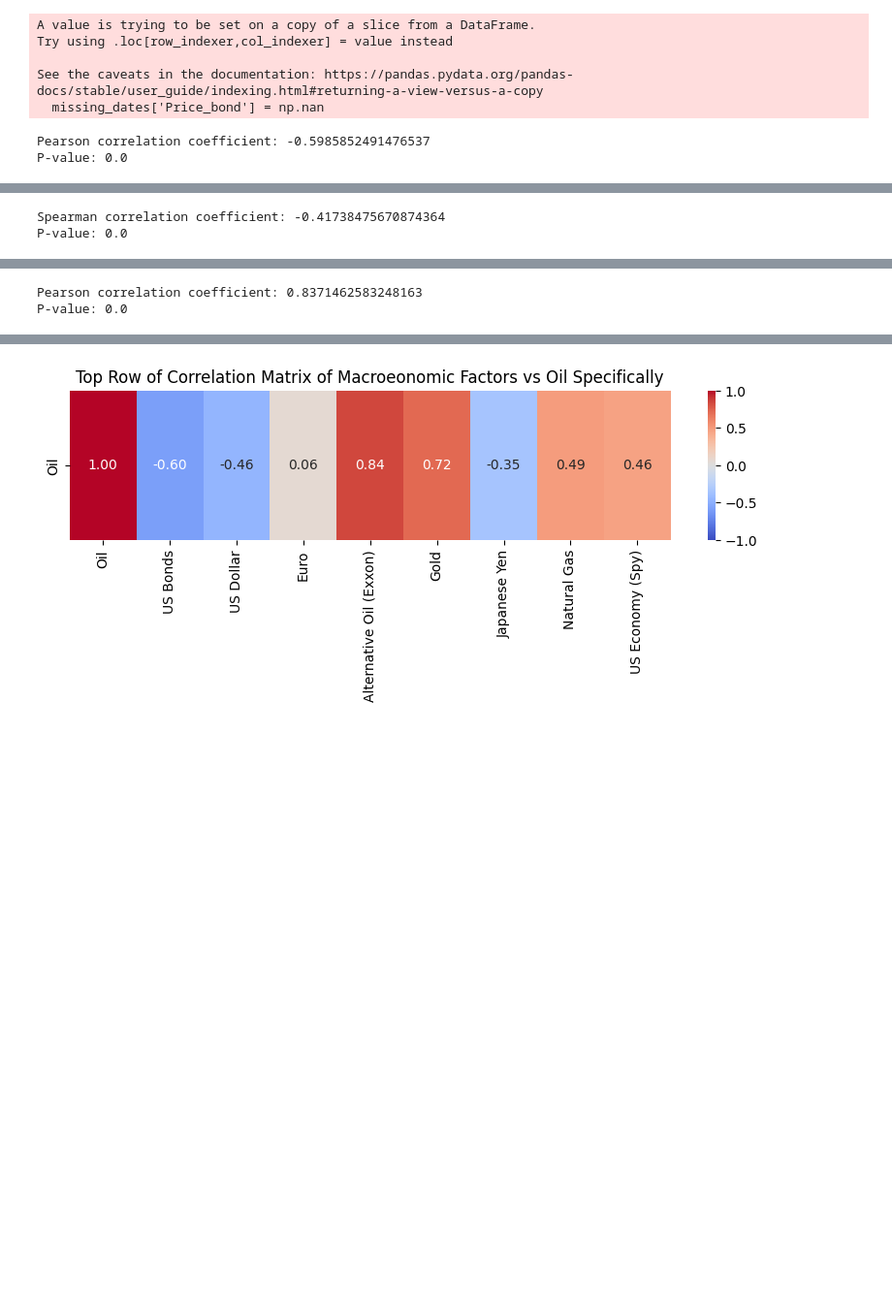
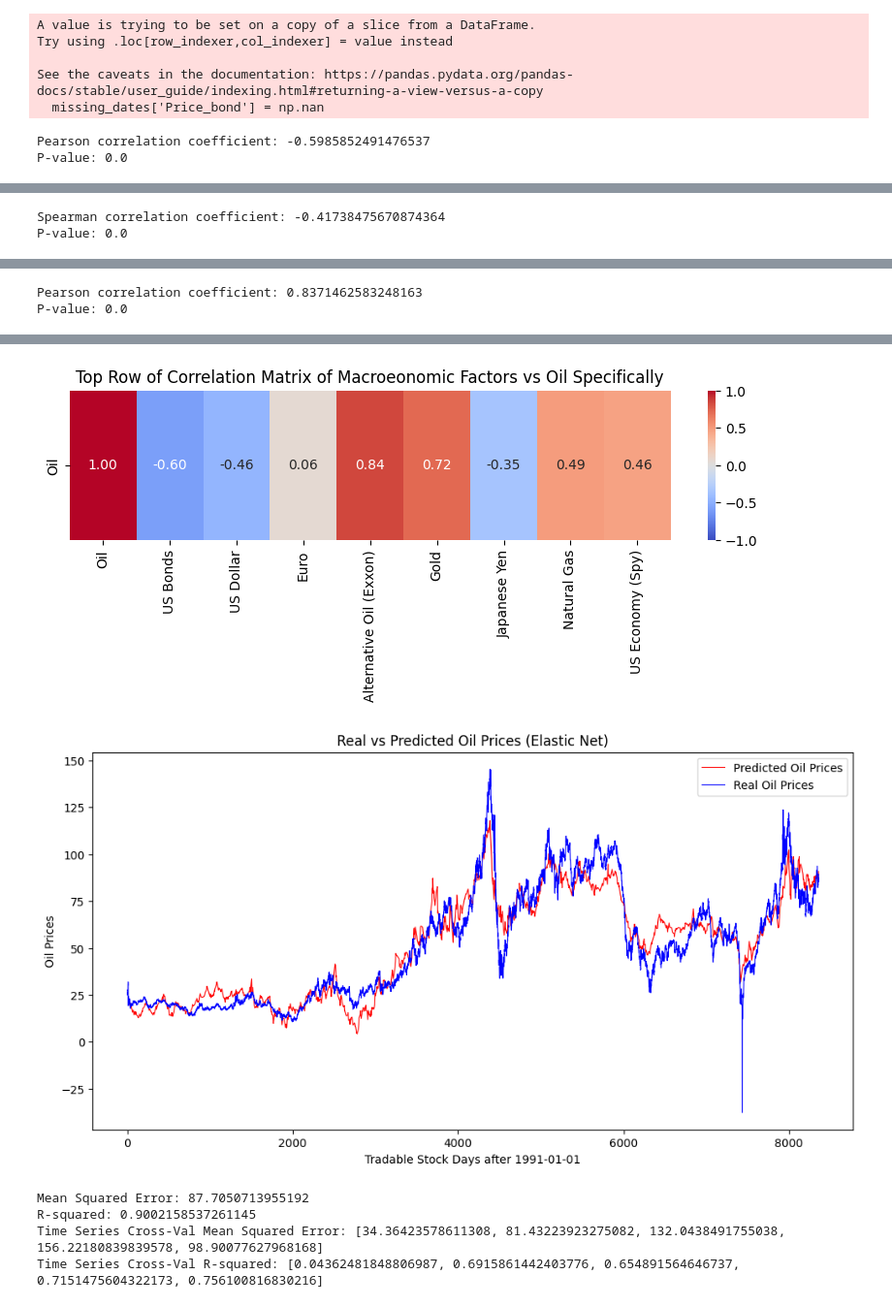
Before and after one commit to echen-git/CMSC320FinalProject, a Jupyter notebook: OilAnalysisFinal.ipynb, the cells around one changed output, grey strips where cells are left out. Shown: that part at 97% size. Saved outputs shown, nothing was run; the diff lists cells and outputs as text; code cells hidden in the pictures; blank space fills up the shorter version.

```diff
--- a/OilAnalysisChkpt2.ipynb
+++ b/OilAnalysisFinal.ipynb
@@ -510,30 +510,109 @@ plt.show()
 
 
 # Calculate the correlation matrix
 correlation_matrix = merged_data.corr()
 # correlation matrix with a heatmap
 plt.figure(figsize=(10, 8))
 sns.heatmap(correlation_matrix, annot=True, cmap='coolwarm', fmt=".2f", vmin=-1, vmax=1)
 plt.title('Correlation Matrix of Macroeconomic Factors')
 plt.show()
 
 #  top row of the correlation matrix for ease of understanding
 plt.figure(figsize=(10, 2))
 sns.heatmap(correlation_matrix.iloc[:1, :], annot=True, cmap='coolwarm', fmt=".2f", vmin=-1, vmax=1)
 plt.title('Top Row of Correlation Matrix of Macroeonomic Factors vs Oil Specifically')
 plt.show()
 
 # Conclusion
 # From the top‐row correlations displayed, Oil has its highest positive relationship with Exxon (around +0.84) and a moderately strong positive relationship with Gold (around +0.72). In contrast, US Bonds show a notably strong negative correlation with Oil (around −0.60), and the US Dollar is also negatively correlated (around −0.46). Meanwhile, the Euro exhibits almost no linear relationship with Oil (near zero).
+
+# Elstic Net Regression Model using the eight macroeconomic factors (The model combines both lasso and ridge regression)
+# Select the features (X) and target variable (y)
+X = merged_data.drop(['Oil'], axis=1)  # Assuming 'Date' is not a predictor
+y = merged_data['Oil']
+
+# Split the data into training and testing sets
+X_train, X_test, y_train, y_test = train_test_split(X, y, test_size=0.2, random_state=42)
+
+# Standardize the features
+scaler = StandardScaler()
+X_train_scaled = scaler.fit_transform(X_train)
+X_test_scaled = scaler.transform(X_test)
+
+# Create and train the Elastic Net model
+elastic_net = ElasticNet(alpha=0.1, l1_ratio=0.7)  # Adjust alpha and l1_ratio as needed for penalties
+elastic_net.fit(X_train_scaled, y_train)
+
+# Make predictions on the test set
+y_pred = elastic_net.predict(X_test_scaled)
+
+# Sorting the predicted values since the data is time series based
+sorted_indices = X_test.index.argsort()
+X_test_sorted = X_test.iloc[sorted_indices]
+y_pred_sorted = y_pred[sorted_indices]
+
+# Plotting the predicted oil prices
+plt.figure(figsize=(12, 6))
+plt.plot(X_test_sorted.index, y_pred_sorted, label='Predicted Oil Prices', linestyle='-', linewidth=.8, color='red')
+
+# Plotting the real oil prices (they were actually negative at some point in April 2020!)
+plt.plot(merged_data['Oil'], label='Real Oil Prices', linestyle='-', linewidth=.8, color='blue')
+
+plt.title('Real vs Predicted Oil Prices (Elastic Net)')
+plt.xlabel('Tradable Stock Days after 1991-01-01')
+plt.ylabel('Oil Prices')
+plt.legend()
+plt.show()
+
+# Evaluate the model
+mse = mean_squared_error(y_test, y_pred)
+r2 = r2_score(y_test, y_pred)
+
+print(f'Mean Squared Error: {mse}')
+print(f'R-squared: {r2}')
+
+# Define the time series split across 5 intervals
+tscv = TimeSeriesSplit(n_splits=5)  # Adjust the number of splits as needed
+
+# Initialize metrics for evaluation
+all_mse = []
+all_r2 = []
+
+# Perform time series cross-validation
+for train_index, test_index in tscv.split(X):
+    X_train, X_test = X.iloc[train_index], X.iloc[test_index]
+    y_train, y_test = y.iloc[train_index], y.iloc[test_index]
+
+    # Standardize the features using the same scaler from the original model
+    X_train_scaled = scaler.transform(X_train)
+    X_test_scaled = scaler.transform(X_test)
+
+    # Make predictions on the test set
+    y_pred = elastic_net.predict(X_test_scaled)
+
+    # Evaluate the model and store metrics
+    mse = mean_squared_error(y_test, y_pred)
+    r2 = r2_score(y_test, y_pred)
+
+    all_mse.append(mse)
+    all_r2.append(r2)
+
+print(f'Time Series Cross-Val Mean Squared Error: {all_mse}')
+print(f'Time Series Cross-Val R-squared: {all_r2}')
 # %% [output]
 Pearson correlation coefficient: -0.5985852491476537
 P-value: 0.0
 [figure]
 Spearman correlation coefficient: -0.41738475670874364
 P-value: 0.0
 [figure]
 Pearson correlation coefficient: 0.8371462583248163
 P-value: 0.0
 [figure]
 [figure]
 [figure]
+[figure, added]
+Mean Squared Error: 87.7050713955192
+R-squared: 0.9002158537261145
+Time Series Cross-Val Mean Squared Error: [34.36423578611308, 81.43223923275082, 132.0438491755038, 156.22180839839578, 98.90077627968168]
+Time Series Cross-Val R-squared: [0.04362481848806987, 0.6915861442403776, 0.654891564646737, 0.7151475604322173, 0.756100816830216]
```
Also changed, not shown: parts of 1 cell of this notebook.
